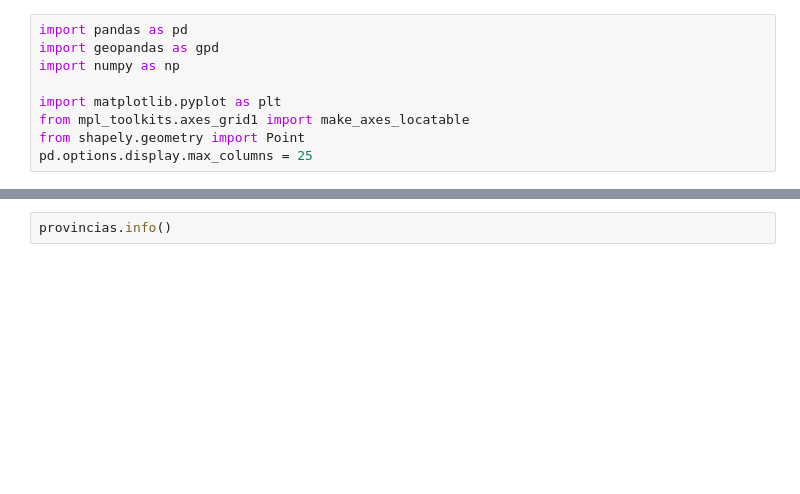
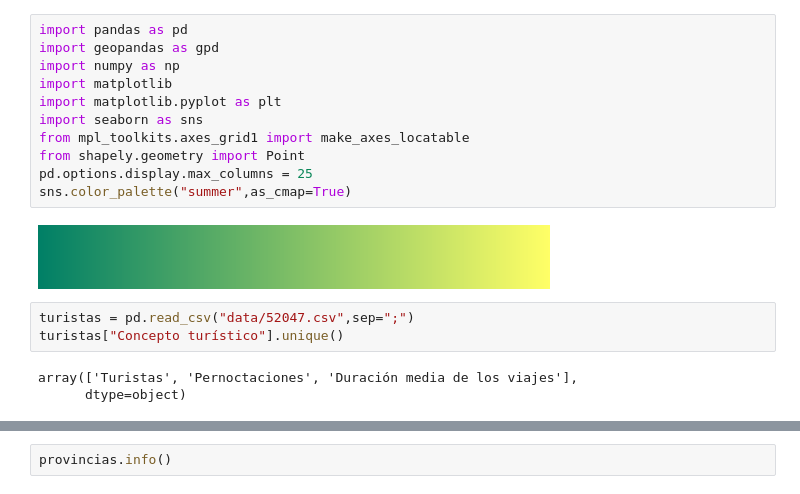
Before and after one commit to igrodfer/PID, a Jupyter notebook: trabajo2/turistas.ipynb, the cells around one changed output, grey strips where cells are left out. Cells and saved outputs as stored; diff of their text form; blank space fills up the shorter version.

```diff
--- a/trabajo2/turistas.ipynb
+++ b/trabajo2/turistas.ipynb
@@ -1,9 +1,19 @@
 # %%
 import pandas as pd
 import geopandas as gpd
 import numpy as np
-
+import matplotlib
 import matplotlib.pyplot as plt
+import seaborn as sns
 from mpl_toolkits.axes_grid1 import make_axes_locatable
 from shapely.geometry import Point
 pd.options.display.max_columns = 25
+sns.color_palette("summer",as_cmap=True)
+# %% [output]
+[figure, added]
+# %%
+turistas = pd.read_csv("data/52047.csv",sep=";")
+turistas["Concepto turístico"].unique()
+# %% [output]
+array(['Turistas', 'Pernoctaciones', 'Duración media de los viajes'],
+      dtype=object)
```
Also changed, not shown: parts of 18 cells of this notebook, 3 other files.
